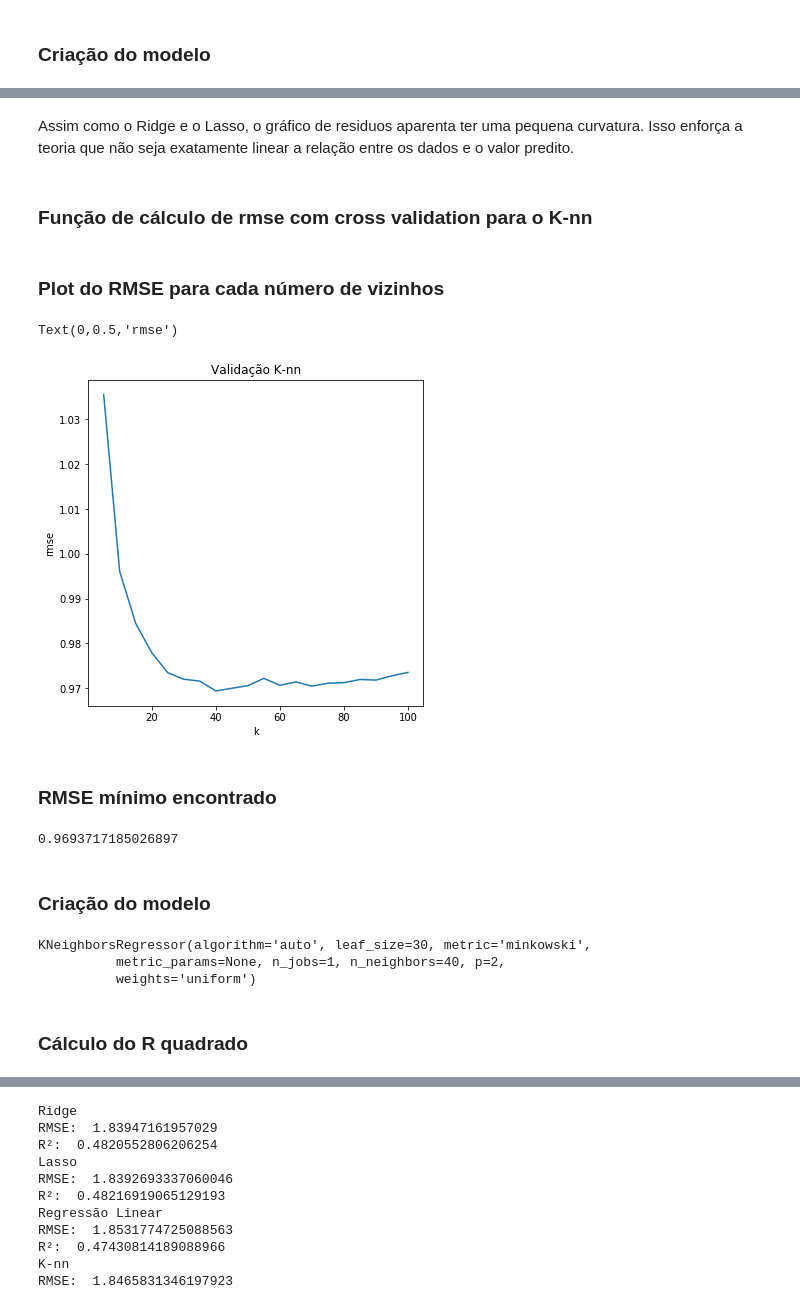
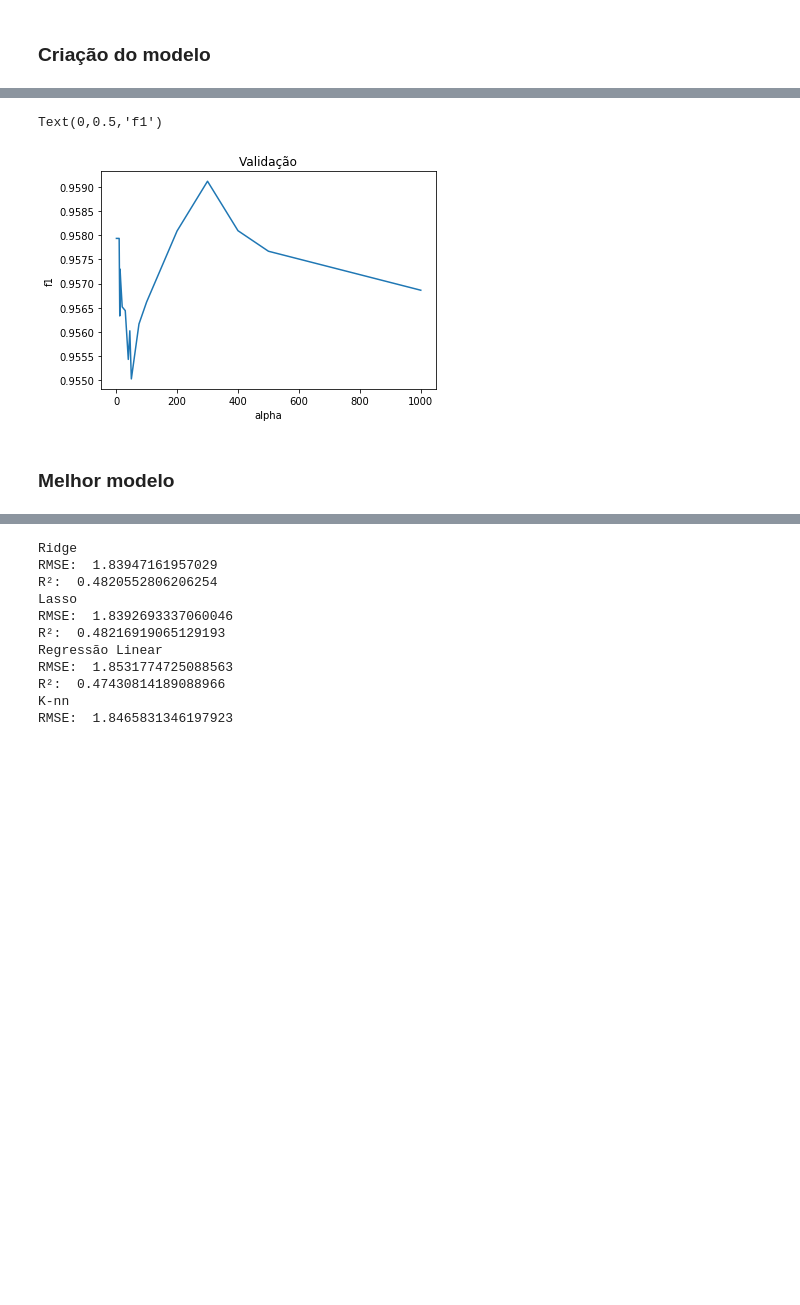
Before and after one commit to luizcz/aprendizado_maquina, a Jupyter notebook: classificacao/Classificação.ipynb, the cells around one changed output, grey strips where cells are left out. Cells and saved outputs as stored; diff of their text form; code cells hidden in the pictures; blank space fills up the shorter version.

```diff
--- a/classificacao/Classificação.ipynb
+++ b/classificacao/Classificação.ipynb
@@ -213,6 +184,0 @@ print(r_squared_lasso)
-# %%
-matplotlib.rcParams['figure.figsize'] = (6.0, 6.0)
-
-preds = pd.DataFrame({"preds":model_lasso.predict(treino), "true":y_treino})
-preds["residuals"] = preds["true"] - preds["preds"]
-preds.plot(x = "preds", y = "residuals",kind = "scatter")
@@ -234,2 +211,6 @@ testeLinear = teste[treino.columns[coef != 0]]
+# %%
+alphas = [ 1, 3, 5,10,11,12,13,15, 20,30,40,45, 50, 75, 100, 200, 300, 400]
+f1_ada = [cv_balanceado(AdaBoostClassifier(n_estimators=alpha)).mean()
+            for alpha in alphas]
 # %% [markdown]
 ### Criação do modelo
@@ -249,6 +216,0 @@ reg.score(testeLinear, y_teste)
-# %%
-matplotlib.rcParams['figure.figsize'] = (6.0, 6.0)
-
-preds = pd.DataFrame({"preds":reg.predict(treinoLinear), "true":y_treino})
-preds["residuals"] = preds["true"] - preds["preds"]
-preds.plot(x = "preds", y = "residuals",kind = "scatter")
@@ -258,4 +216,0 @@ preds.plot(x = "preds", y = "residuals",kind = "scatter")
-# %% [markdown]
-Assim como o Ridge e o Lasso, o gráfico de residuos aparenta ter uma pequena curvatura. Isso enforça a teoria que não seja exatamente linear a relação entre os dados e o valor predito.
-# %% [markdown]
-### Função de cálculo de rmse com cross validation para o K-nn
@@ -264,31 +217,10 @@ from sklearn.neighbors import KNeighborsRegressor
-# %%
-alphas = [5,10,15,20, 25, 30, 35, 40, 45, 50, 55, 60, 65, 70, 75, 80, 85, 90, 95, 100]
-cv_knn = [rmse_cv(KNeighborsRegressor(n_neighbors=alpha)).mean()
-            for alpha in alphas]
-# %% [markdown]
-### Plot do RMSE para cada número de vizinhos
 # %%
-cv_knn = pd.Series(cv_knn, index = alphas)
-cv_knn.plot(title = "Validação K-nn")
-plt.xlabel("k")
-plt.ylabel("rmse")
+f1_ada = pd.Series(f1_ada, index = alphas)
+f1_ada.plot(title = "Validação")
+plt.xlabel("alpha")
+plt.ylabel("f1")
 # %% [output]
-Text(0,0.5,'rmse')
+Text(0,0.5,'f1')
-[figure, old version]
+[figure, new version]
-# %% [markdown]
-### RMSE mínimo encontrado
-# %%
-cv_knn.min()
-# %% [output]
-0.9693717185026897
 # %% [markdown]
-### Criação do modelo
+### Melhor modelo
-# %%
-neigh = KNeighborsRegressor(n_neighbors=cv_knn.idxmin())
-neigh.fit(treino, y_treino)
-# %% [output]
-KNeighborsRegressor(algorithm='auto', leaf_size=30, metric='minkowski',
-          metric_params=None, n_jobs=1, n_neighbors=40, p=2,
-          weights='uniform')
-# %% [markdown]
-### Cálculo do R quadrado
```
Also changed, not shown: parts of 57 cells of this notebook, 1 other file.
